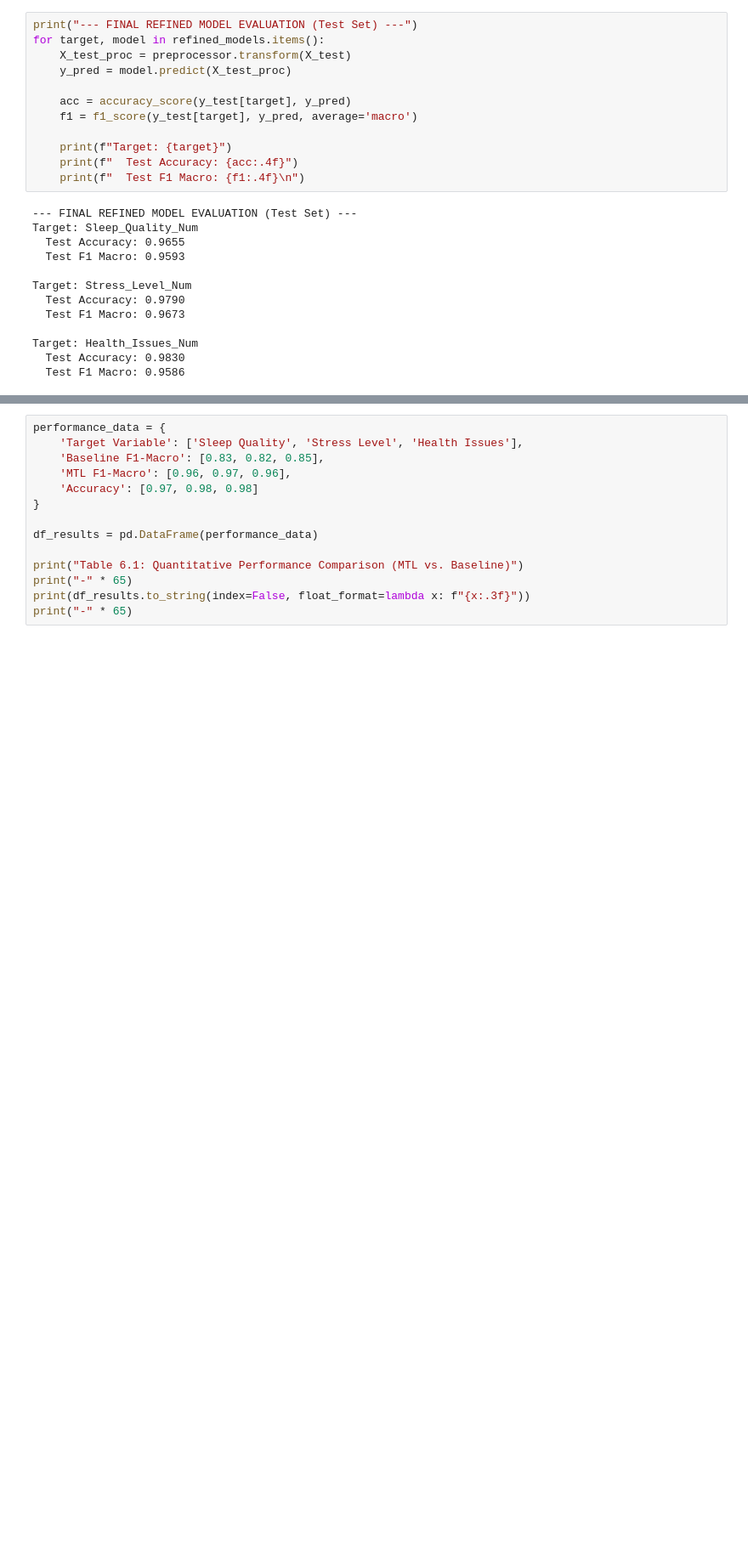
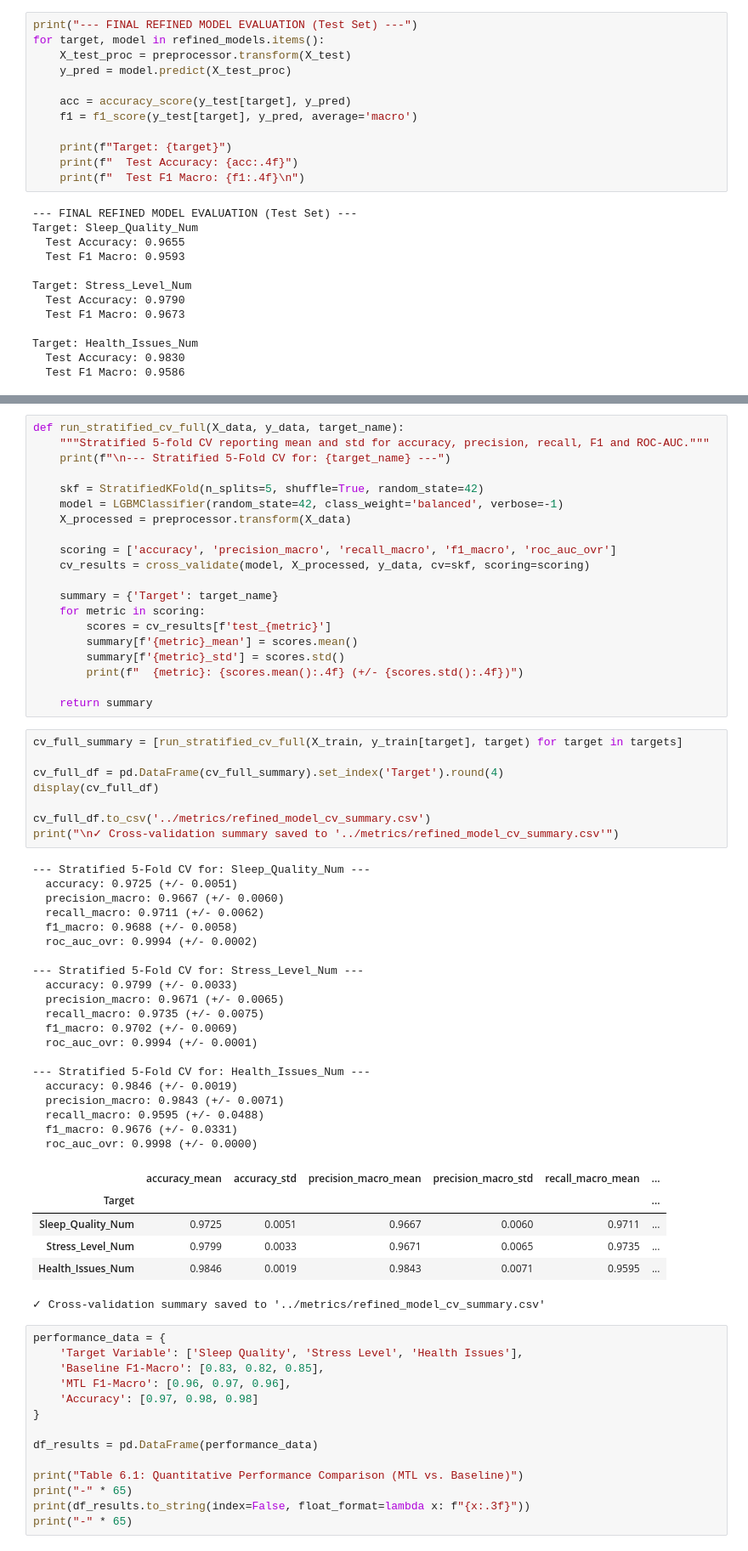
Before and after one commit to mehalyna/DS-Research-NS, a Jupyter notebook: notebooks/05_model_refining.ipynb, the cells around one changed output, grey strips where cells are left out. Shown at 85% size. Drawn from its saved outputs; the diff is of its cells as text; blank space fills up the shorter version.

```diff
--- a/notebooks/05_model_refining.ipynb
+++ b/notebooks/05_model_refining.ipynb
@@ -193,3 +336,58 @@ Target: Health_Issues_Num
+# %%
+def run_stratified_cv_full(X_data, y_data, target_name):
+    """Stratified 5-fold CV reporting mean and std for accuracy, precision, recall, F1 and ROC-AUC."""
+    print(f"\n--- Stratified 5-Fold CV for: {target_name} ---")
+
+    skf = StratifiedKFold(n_splits=5, shuffle=True, random_state=42)
+    model = LGBMClassifier(random_state=42, class_weight='balanced', verbose=-1)
+    X_processed = preprocessor.transform(X_data)
+
+    scoring = ['accuracy', 'precision_macro', 'recall_macro', 'f1_macro', 'roc_auc_ovr']
+    cv_results = cross_validate(model, X_processed, y_data, cv=skf, scoring=scoring)
+
+    summary = {'Target': target_name}
+    for metric in scoring:
+        scores = cv_results[f'test_{metric}']
+        summary[f'{metric}_mean'] = scores.mean()
+        summary[f'{metric}_std'] = scores.std()
+        print(f"  {metric}: {scores.mean():.4f} (+/- {scores.std():.4f})")
+
+    return summary
+# %%
+cv_full_summary = [run_stratified_cv_full(X_train, y_train[target], target) for target in targets]
+
+cv_full_df = pd.DataFrame(cv_full_summary).set_index('Target').round(4)
+display(cv_full_df)
+
+cv_full_df.to_csv('../metrics/refined_model_cv_summary.csv')
+print("\n✓ Cross-validation summary saved to '../metrics/refined_model_cv_summary.csv'")
+# %% [output]
+--- Stratified 5-Fold CV for: Sleep_Quality_Num ---
+  accuracy: 0.9725 (+/- 0.0051)
+  precision_macro: 0.9667 (+/- 0.0060)
+  recall_macro: 0.9711 (+/- 0.0062)
+  f1_macro: 0.9688 (+/- 0.0058)
+  roc_auc_ovr: 0.9994 (+/- 0.0002)
+
+--- Stratified 5-Fold CV for: Stress_Level_Num ---
+  accuracy: 0.9799 (+/- 0.0033)
+  precision_macro: 0.9671 (+/- 0.0065)
+  recall_macro: 0.9735 (+/- 0.0075)
+  f1_macro: 0.9702 (+/- 0.0069)
+  roc_auc_ovr: 0.9994 (+/- 0.0001)
+
+--- Stratified 5-Fold CV for: Health_Issues_Num ---
+  accuracy: 0.9846 (+/- 0.0019)
+  precision_macro: 0.9843 (+/- 0.0071)
+  recall_macro: 0.9595 (+/- 0.0488)
+  f1_macro: 0.9676 (+/- 0.0331)
+  roc_auc_ovr: 0.9998 (+/- 0.0000)
+|  | accuracy_mean | accuracy_std | precision_macro_mean | precision_macro_std | recall_macro_mean | ... |
+| Target |  |  |  |  |  | ... |
+| Sleep_Quality_Num | 0.9725 | 0.0051 | 0.9667 | 0.0060 | 0.9711 | ... |
+| Stress_Level_Num | 0.9799 | 0.0033 | 0.9671 | 0.0065 | 0.9735 | ... |
+| Health_Issues_Num | 0.9846 | 0.0019 | 0.9843 | 0.0071 | 0.9595 | ... |
+✓ Cross-validation summary saved to '../metrics/refined_model_cv_summary.csv'
 # %%
 performance_data = {
     'Target Variable': ['Sleep Quality', 'Stress Level', 'Health Issues'],
```
Also changed, not shown: parts of 11 cells of this notebook, 9 other files.
